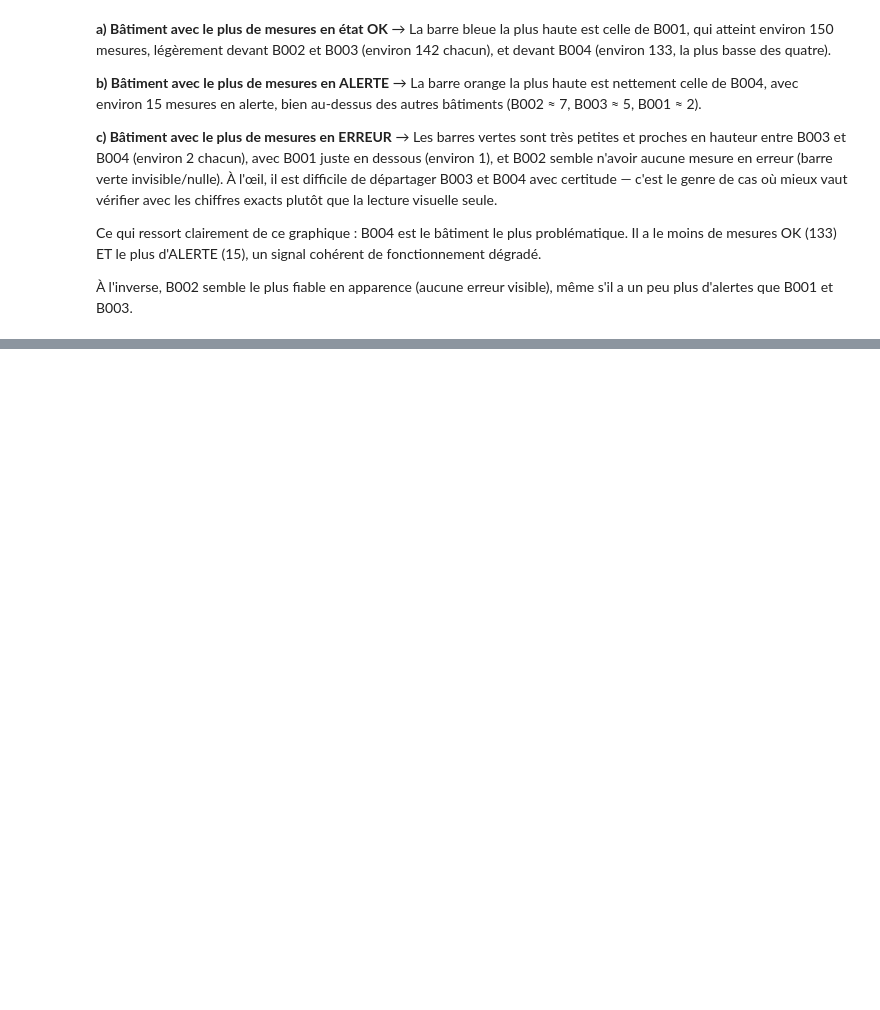
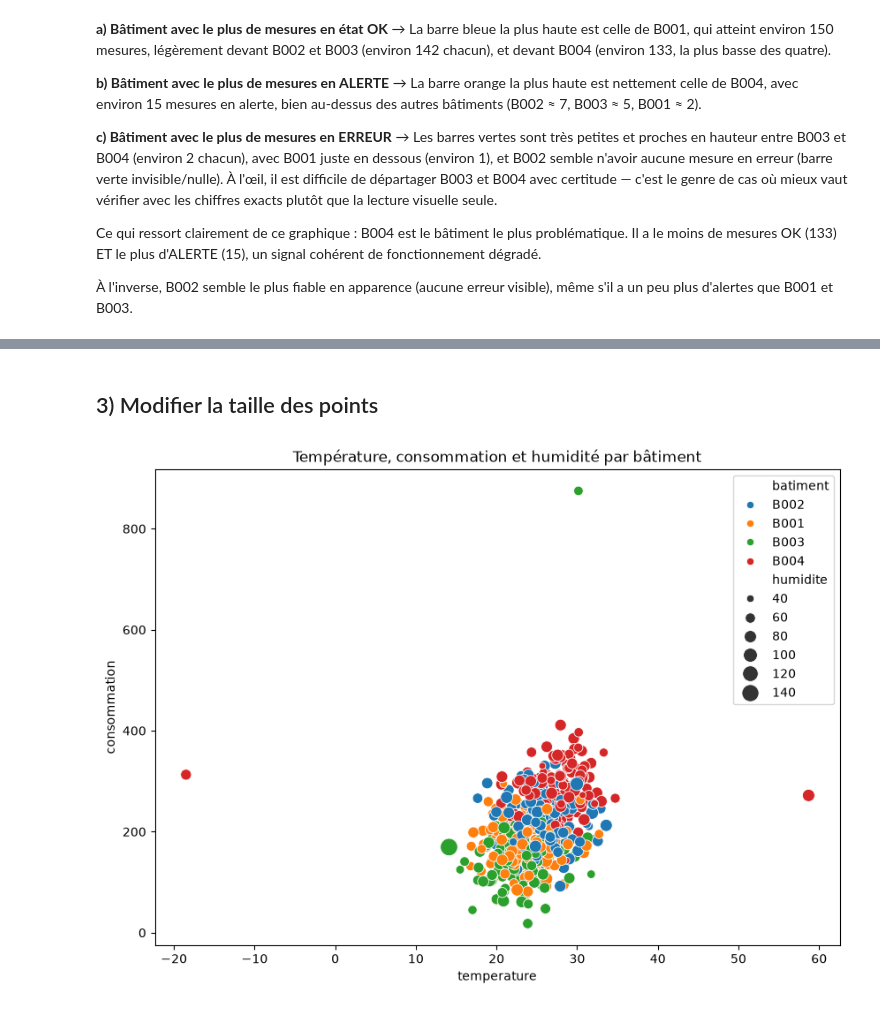
Before and after one commit to sinendoye/atelier_seaborn_iot, a Jupyter notebook: notebooks/atelier_seaborn_iot.ipynb, the cells around one changed output, grey strips where cells are left out. Saved outputs shown, nothing was run; the diff lists cells and outputs as text; code cells hidden in the pictures; blank space fills up the shorter version.

```diff
--- a/notebooks/atelier_seaborn_iot.ipynb
+++ b/notebooks/atelier_seaborn_iot.ipynb
@@ -341,0 +367,10 @@ Ce qui ressort clairement de ce graphique : B004 est le bâtiment le plus probl
+# %% [markdown]
+## 3) Modifier la taille des points
+# %%
+plt.figure(figsize=(10,7))
+sns.scatterplot(data=df, x="temperature", y="consommation", hue="batiment", size="humidite", sizes=(20,200))
+plt.title("Température, consommation et humidité par bâtiment")
+plt.show()
+# size="humidite" fait varier la taille des points selon le taux d'humidité, et sizes=(20,200) définit la plage de tailles (en pixels) à utiliser
+# %% [output]
+[figure, added]
```
Also changed, not shown: parts of 5 cells of this notebook.
